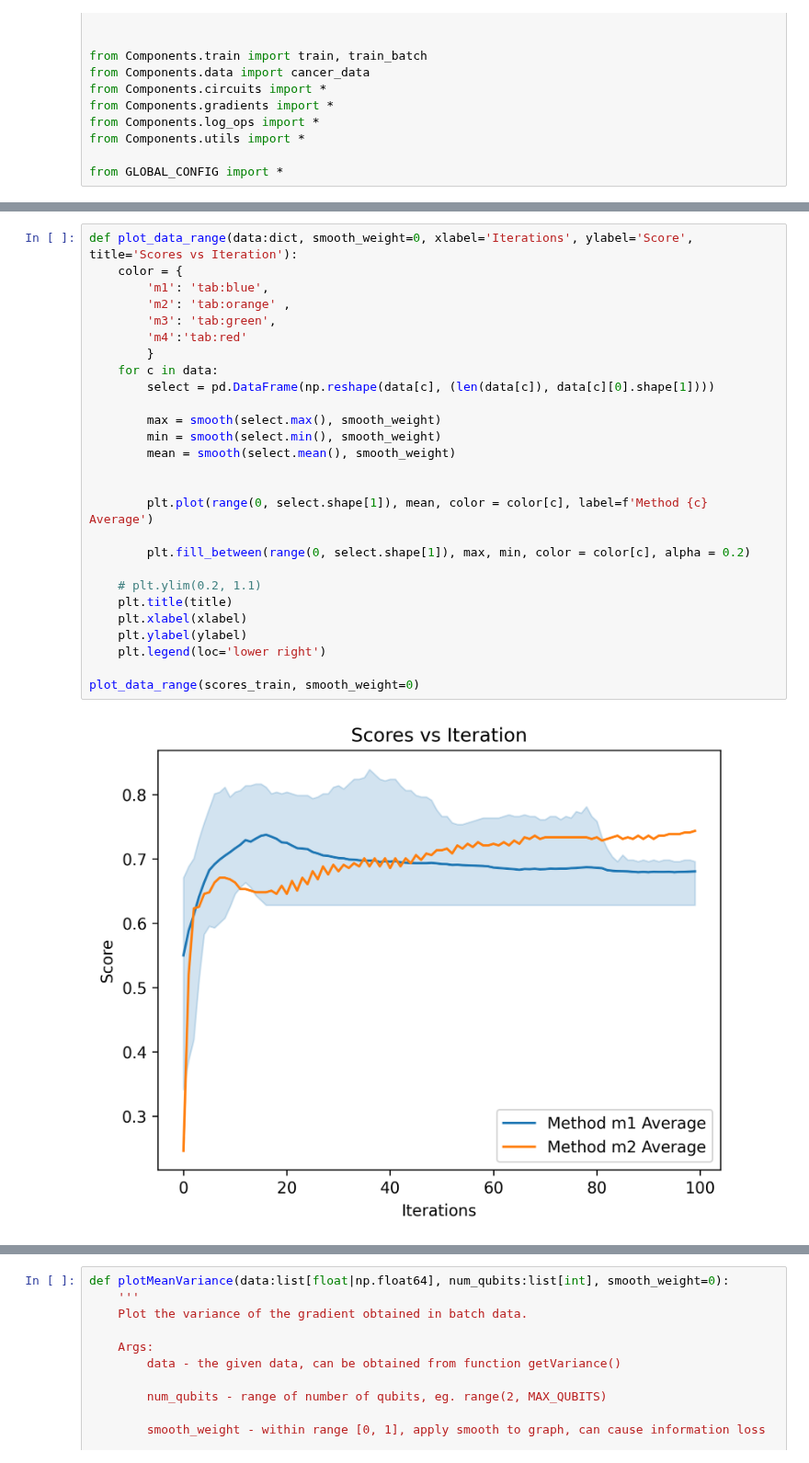
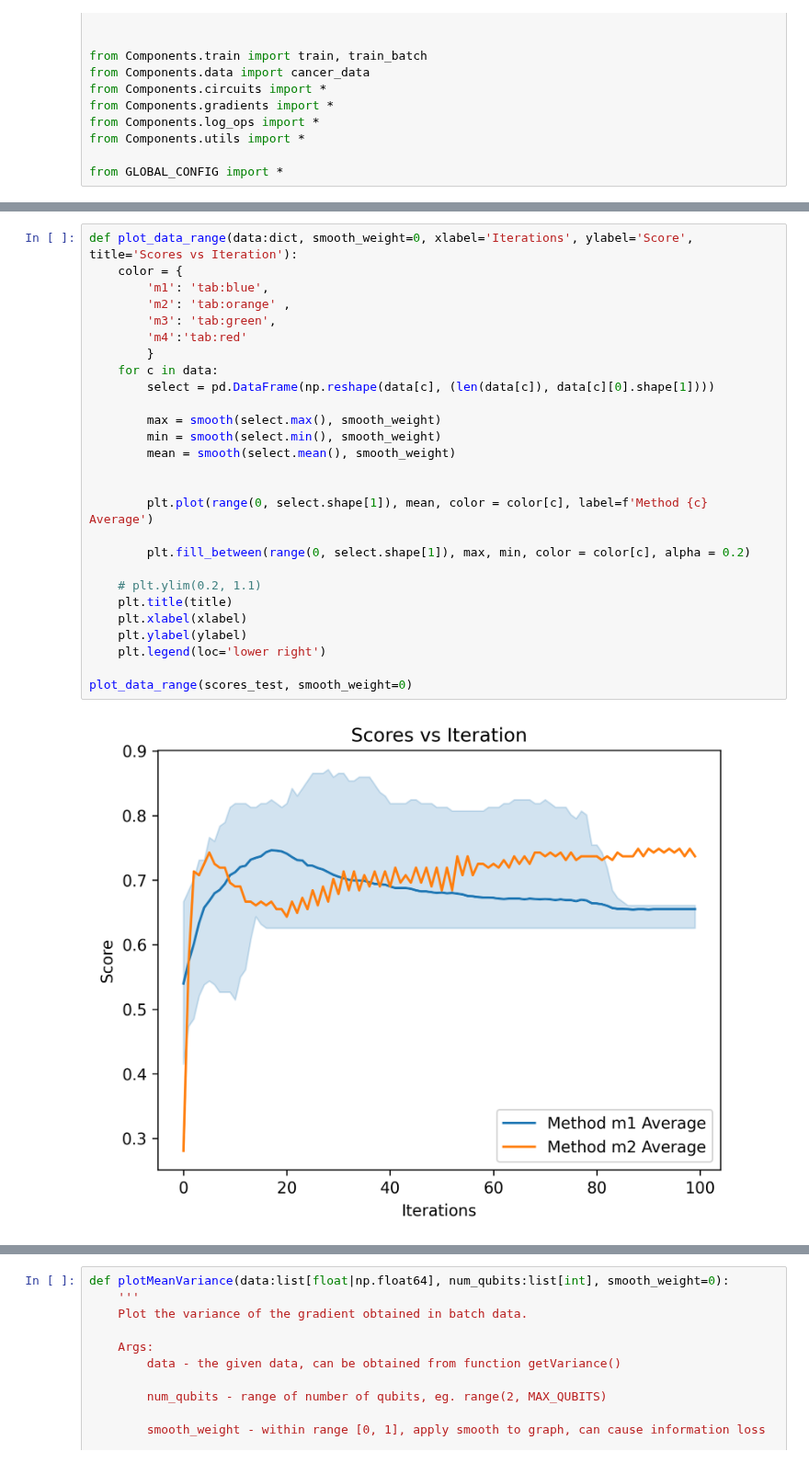
Before and after one commit to NNCT2904/VQA-Notes-v2, a Jupyter notebook: playground.ipynb, the cells around one changed output, grey strips where cells are left out. Shown at 92% size. Saved outputs shown, nothing was run; the diff lists cells and outputs as text.

```diff
--- a/playground.ipynb
+++ b/playground.ipynb
@@ -48,29 +48,29 @@ List of a valid archive: ./Logs-Cancer-v4
 # %%
 def plot_data_range(data:dict, smooth_weight=0, xlabel='Iterations', ylabel='Score', title='Scores vs Iteration'):
     color = {
         'm1': 'tab:blue',
         'm2': 'tab:orange' ,
         'm3': 'tab:green',
         'm4':'tab:red'
         }
     for c in data:
         select = pd.DataFrame(np.reshape(data[c], (len(data[c]), data[c][0].shape[1])))
 
         max = smooth(select.max(), smooth_weight)
         min = smooth(select.min(), smooth_weight)
         mean = smooth(select.mean(), smooth_weight)
 
 
         plt.plot(range(0, select.shape[1]), mean, color = color[c], label=f'Method {c} Average')
 
         plt.fill_between(range(0, select.shape[1]), max, min, color = color[c], alpha = 0.2)
 
     # plt.ylim(0.2, 1.1)
     plt.title(title)
     plt.xlabel(xlabel)
     plt.ylabel(ylabel)
     plt.legend(loc='lower right')
 
-plot_data_range(scores_train, smooth_weight=0)
+plot_data_range(scores_test, smooth_weight=0)
 # %% [output]
-[figure, old version]
+[figure, new version]
```
Also changed, not shown: parts of 2 cells of this notebook, 11 other files.
